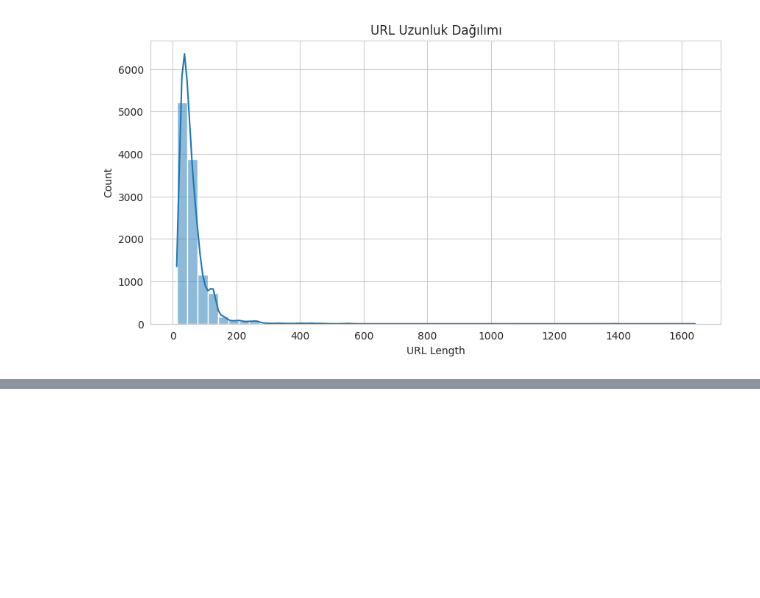
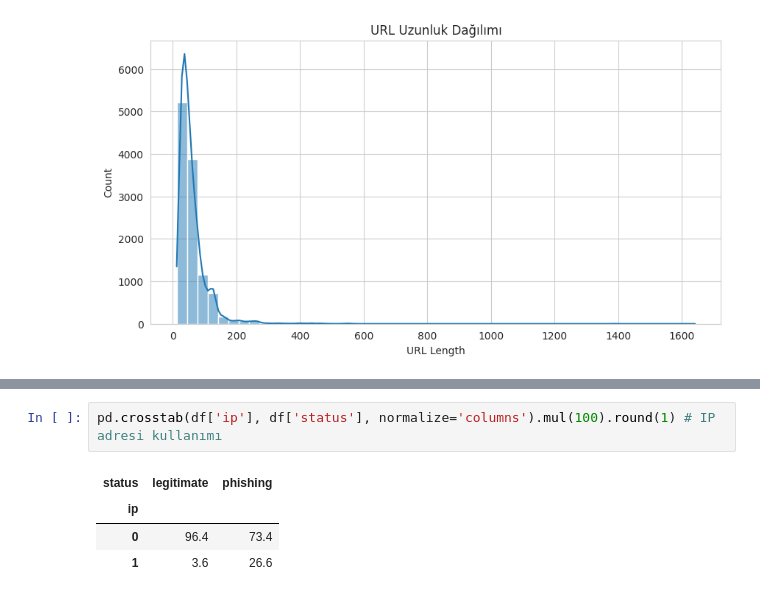
Before and after one commit to betulcetin/phishing-url-analysis, a Jupyter notebook: phishing_url_analysis.ipynb, the cells around one changed output, grey strips where cells are left out. Drawn from its saved outputs; the diff is of its cells as text; blank space fills up the shorter version.

```diff
--- a/phishing_url_analysis.ipynb
+++ b/phishing_url_analysis.ipynb
@@ -106,0 +139,7 @@ plt.show()
+# %%
+pd.crosstab(df['ip'], df['status'], normalize='columns').mul(100).round(1) # IP adresi kullanımı
+# %% [output]
+| status | legitimate | phishing |
+| ip |  |  |
+| 0 | 96.4 | 73.4 |
+| 1 | 3.6 | 26.6 |
```
Also changed, not shown: parts of 4 cells of this notebook.
